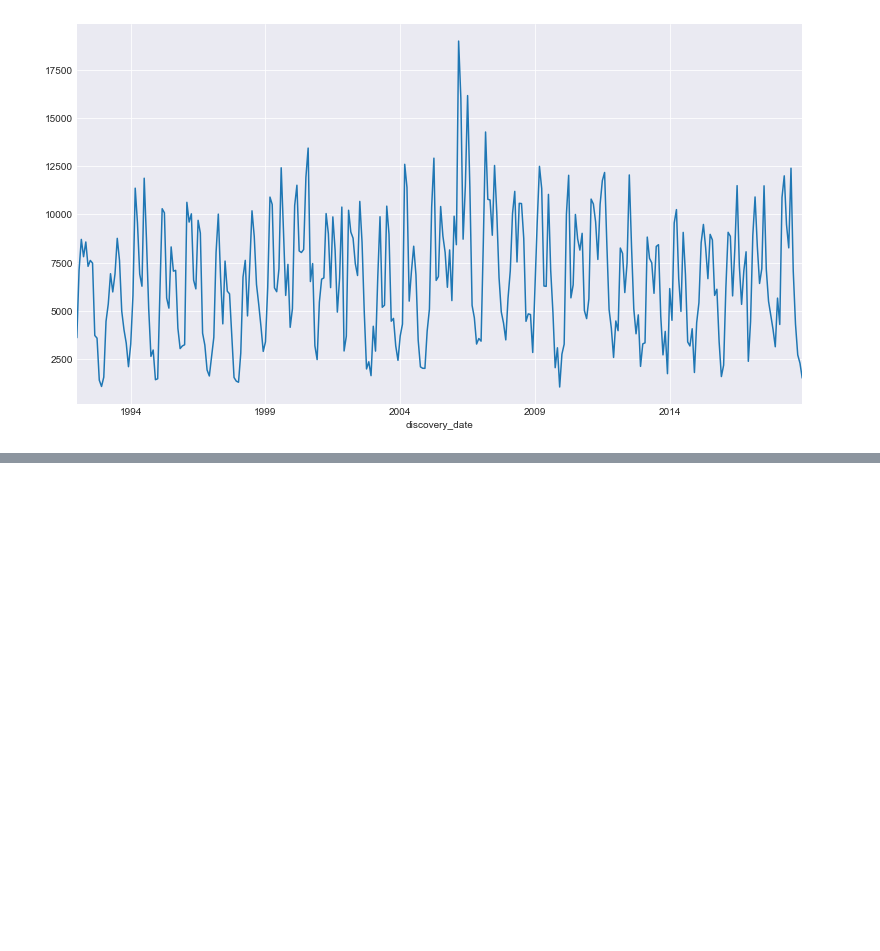
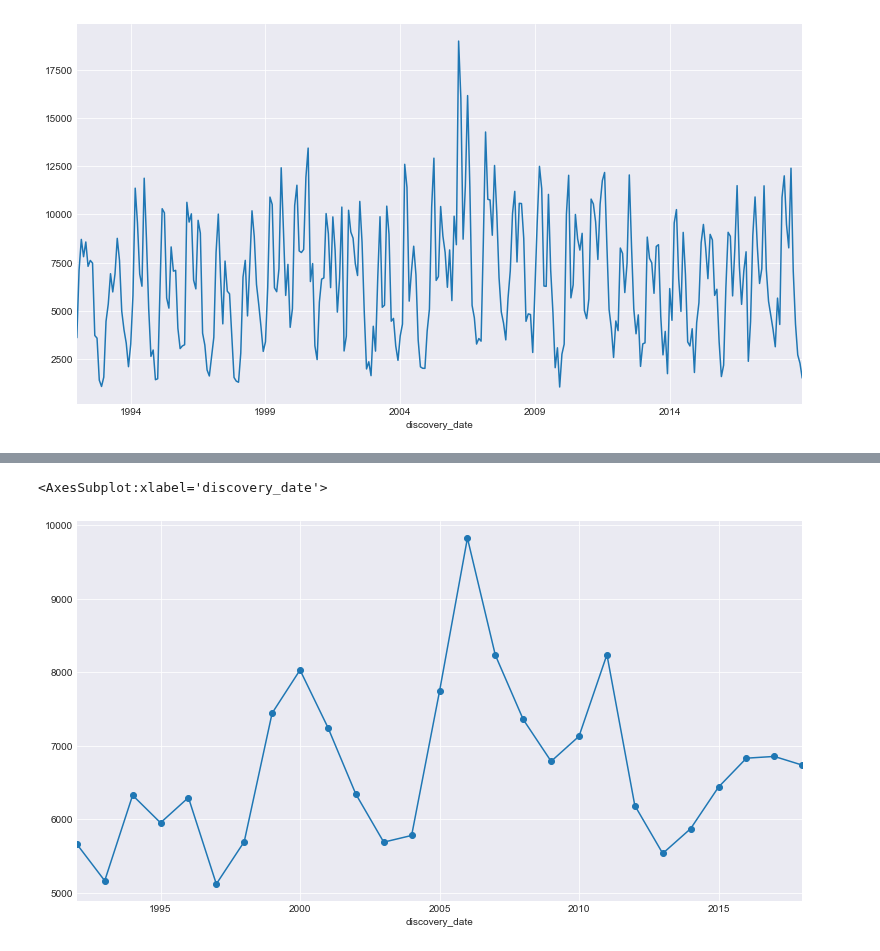
Before and after one commit to Dames-Researching-Flames/Sound-the-Alarm, a Jupyter notebook: Individual Works/lori_explore.ipynb, the cells around one changed output, grey strips where cells are left out. Cells and saved outputs as stored; diff of their text form; code cells hidden in the pictures; blank space fills up the shorter version.

```diff
--- a/Individual Works/lori_explore.ipynb
+++ b/Individual Works/lori_explore.ipynb
@@ -174,5 +182,5 @@ sns.countplot(data=df, x='state', orient='h')
 # %%
 # resample by month and get count of wildfires by month
-num_fires_by_month = df.resample('M').count()
+num_fires_by_month = df.resample('M').fire_year.count()
 num_fires_by_month.head()
 # %% [output]
@@ -230,3 +223,9 @@ num_fires_by_month.resample('6M').fire_year.mean().plot(marker='o')
+# %%
+# plot number of fires over the years resampled by a year
+num_fires_by_month.resample('Y').mean().plot(marker='o')
+# %% [output]
+<AxesSubplot:xlabel='discovery_date'>
+[figure, added]
 # %%
 df.head()
 # %% [output]
```
Also changed, not shown: parts of 31 cells of this notebook, 1 other file.
